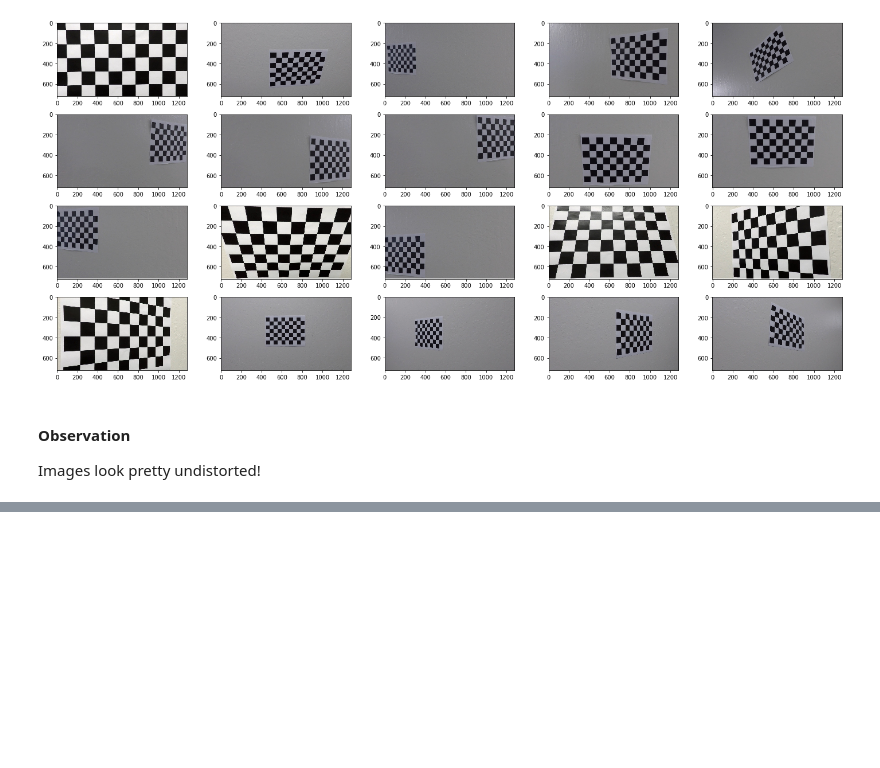
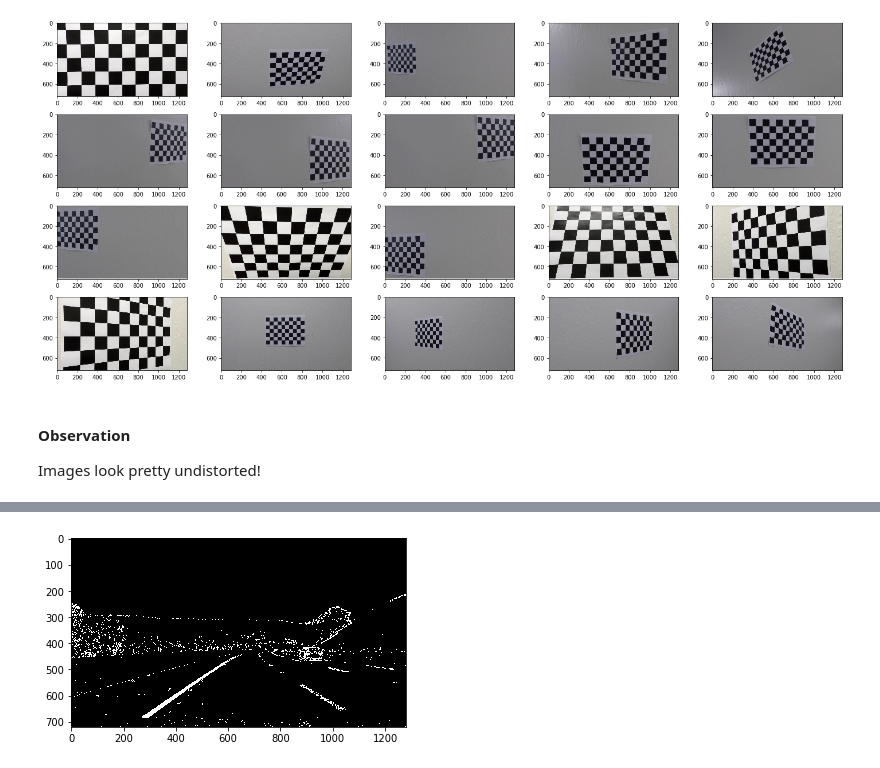
Before and after one commit to XCMer/CarND-Advanced-Lane-Lines, a Jupyter notebook: Advanced Pipeline.ipynb, the cells around one changed output, grey strips where cells are left out. Saved outputs shown, nothing was run; the diff lists cells and outputs as text; code cells hidden in the pictures; blank space fills up the shorter version.

```diff
--- a/Advanced Pipeline.ipynb
+++ b/Advanced Pipeline.ipynb
@@ -121,0 +164,27 @@ Images look pretty undistorted!
+# %%
+def combine_thresholds(*thresholds):
+    # Initialize a binary image
+    binary_img = np.zeros_like(thresholds[0])
+
+    for img in thresholds:
+        binary_img = binary_img | img
+
+    return binary_img
+# %%
+def test_thresholding():
+    img = load_images(['./test_images/test3.jpg'])[0]
+    g_img = grayscale_img(img)
+    hls = hls_img(img)
+
+    thresholds = [
+        sobel_x(g_img, thresh=(20, 100)),
+        color_threshold(hls, thresh=(170, 255))
+    ]
+
+    final_img = combine_thresholds(*thresholds)
+
+    display_binary(final_img)
+
+test_thresholding()
+# %% [output]
+[figure, added]
```
Also changed, not shown: parts of 11 cells of this notebook.
